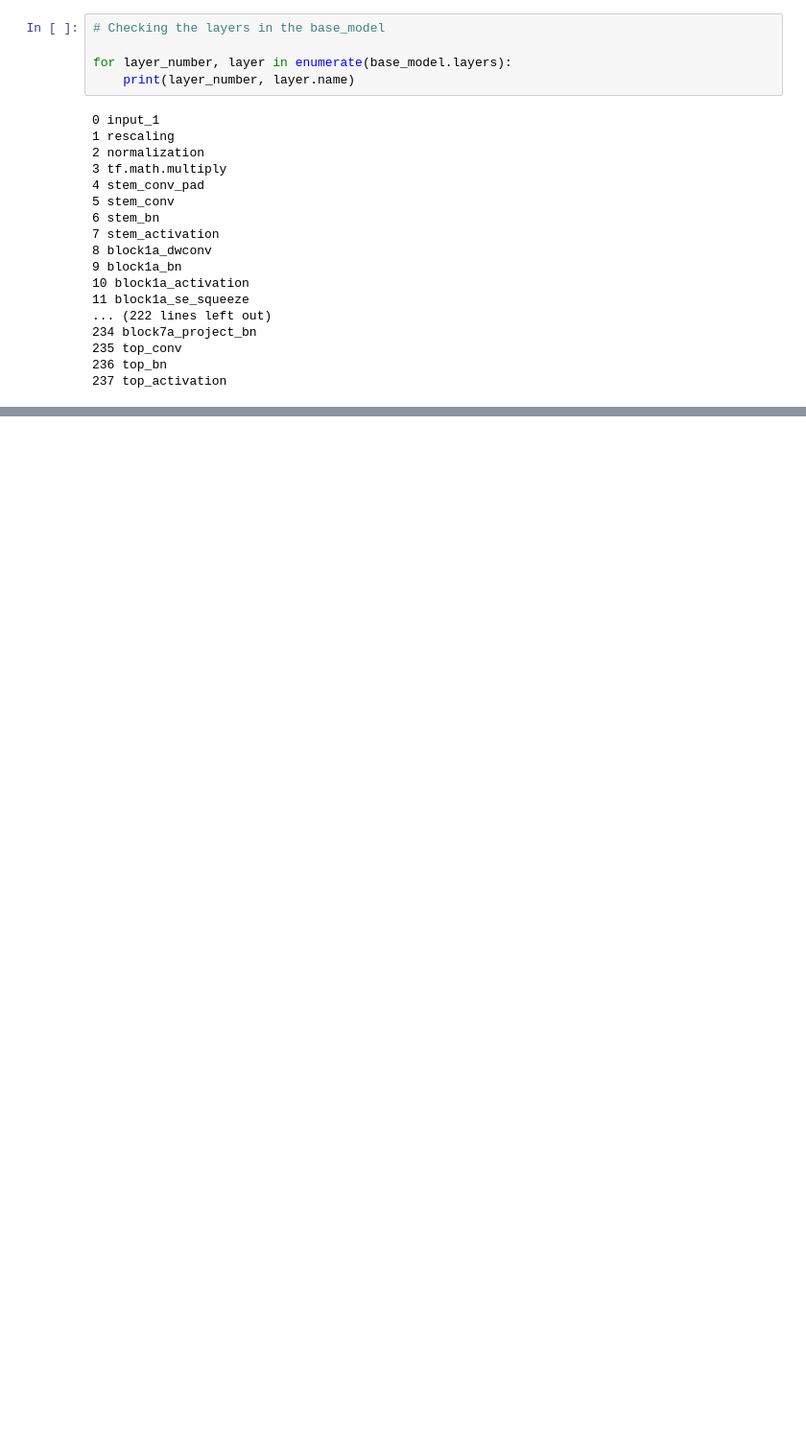
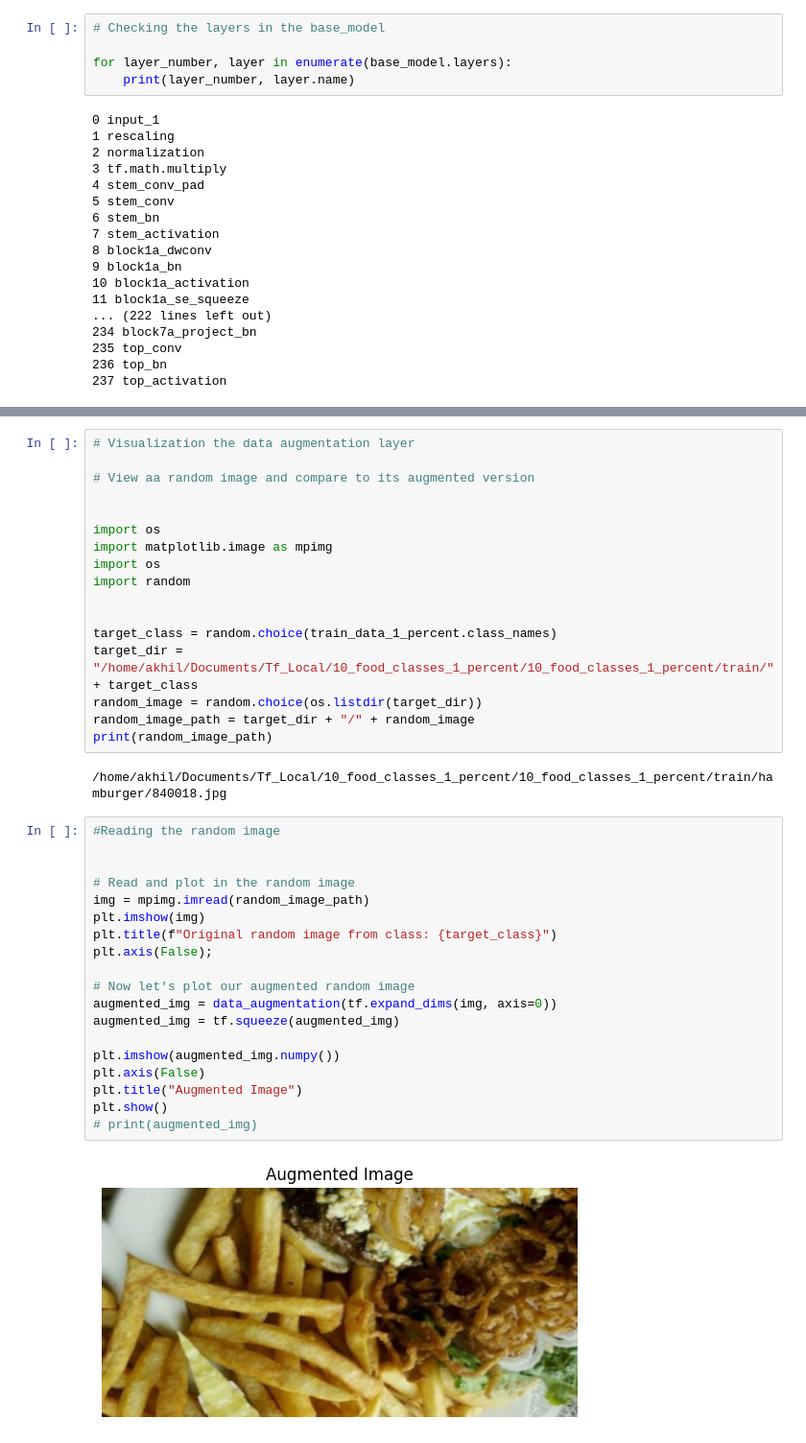
Before and after one commit to akhil4674/transfer_Learning_Experiment, a Jupyter notebook: 05 Transfer Learning - Fine Tuning.ipynb, the cells around one changed output, grey strips where cells are left out. Shown at 96% size. Cells and saved outputs as stored; diff of their text form; blank space fills up the shorter version.

Commit message:
base model 1% data augmentation

```diff
--- a/05 Transfer Learning - Fine Tuning.ipynb
+++ b/05 Transfer Learning - Fine Tuning.ipynb
@@ -238,0 +397,40 @@ for layer_number, layer in enumerate(base_model.layers):
+# %%
+# Visualization the data augmentation layer
+
+# View aa random image and compare to its augmented version
+
+
+import os
+import matplotlib.image as mpimg
+import os
+import random
+
+
+target_class = random.choice(train_data_1_percent.class_names)
+target_dir = "/home/akhil/Documents/Tf_Local/10_food_classes_1_percent/10_food_classes_1_percent/train/" + target_class
+random_image = random.choice(os.listdir(target_dir))
+random_image_path = target_dir + "/" + random_image
+print(random_image_path)
+# %% [output]
+/home/akhil/Documents/Tf_Local/10_food_classes_1_percent/10_food_classes_1_percent/train/hamburger/840018.jpg
+# %%
+#Reading the random image
+
+
+# Read and plot in the random image
+img = mpimg.imread(random_image_path)
+plt.imshow(img)
+plt.title(f"Original random image from class: {target_class}")
+plt.axis(False);
+
+# Now let's plot our augmented random image
+augmented_img = data_augmentation(tf.expand_dims(img, axis=0))
+augmented_img = tf.squeeze(augmented_img)
+
+plt.imshow(augmented_img.numpy())
+plt.axis(False)
+plt.title("Augmented Image")
+plt.show()
+# print(augmented_img)
+# %% [output]
+[figure, added]
```
Also changed, not shown: parts of 19 cells of this notebook.
